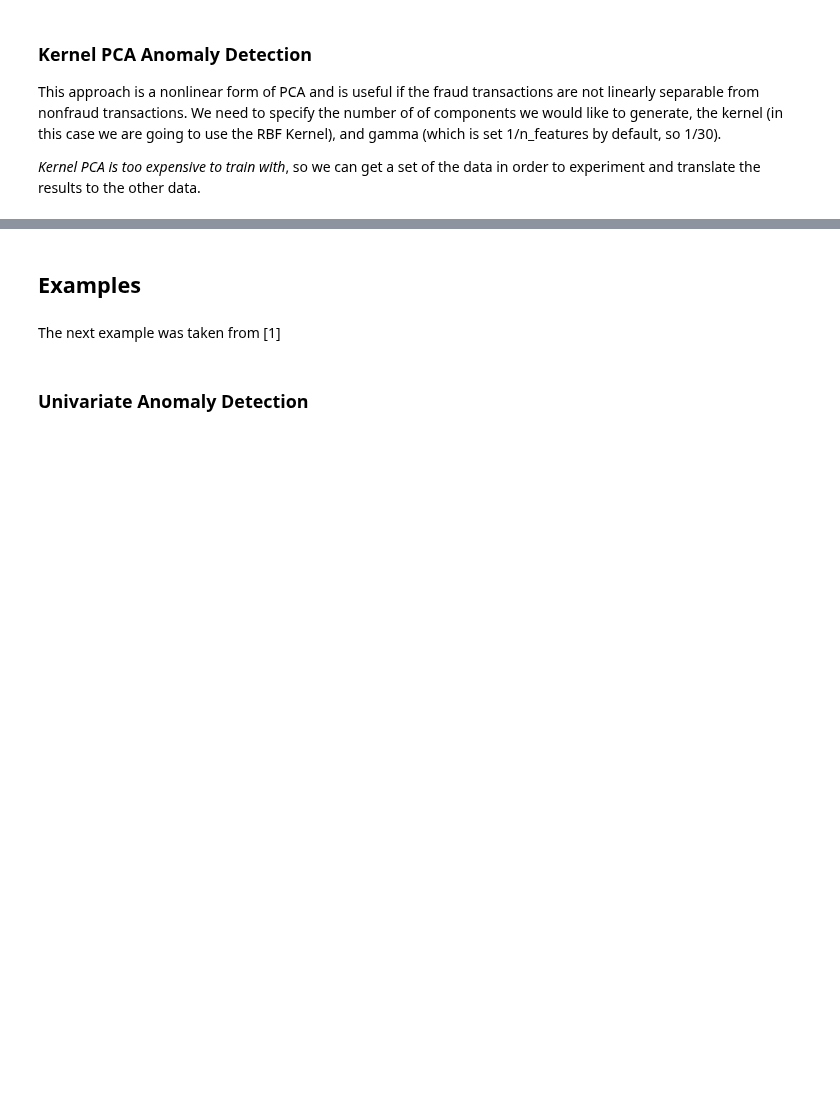
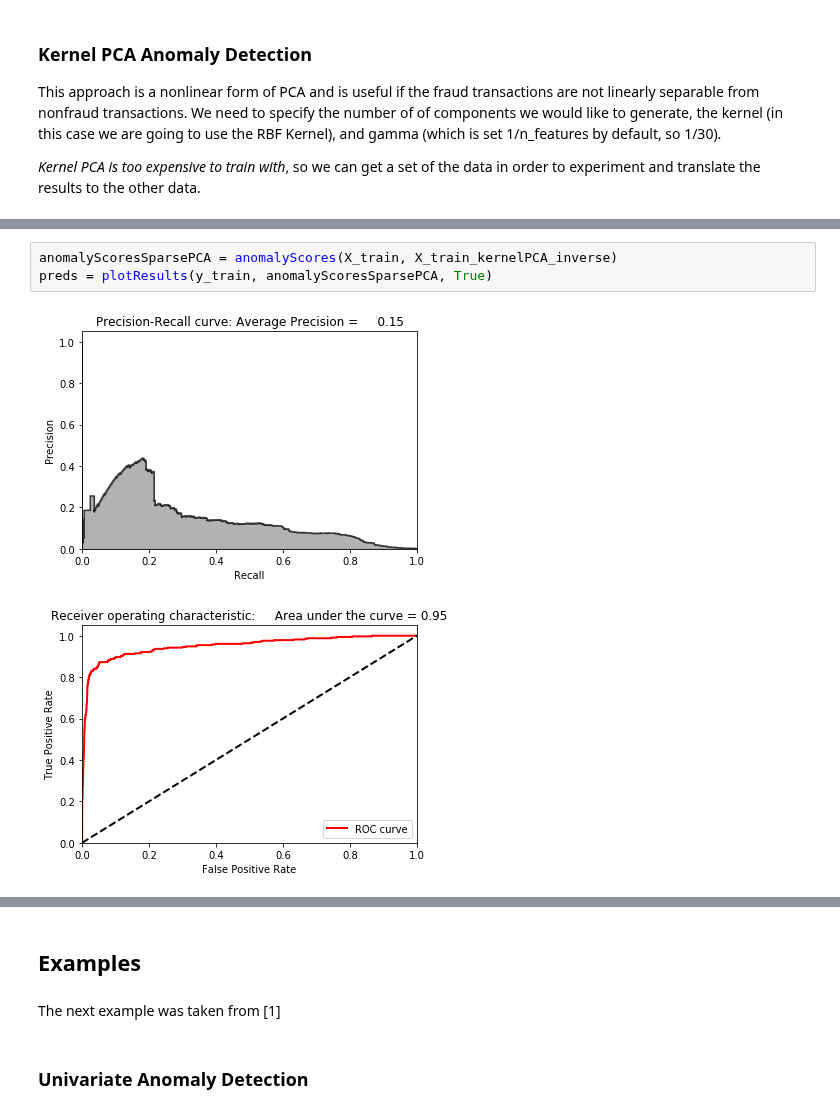
Before and after one commit to vinalyan/Data-Science, a Jupyter notebook: Machine_learning/Unsupervised Learning/Anomaly Detection.ipynb, the cells around one changed output, grey strips where cells are left out. Saved outputs shown, nothing was run; the diff lists cells and outputs as text; blank space fills up the shorter version.

```diff
--- a/Machine_learning/Unsupervised Learning/Anomaly Detection.ipynb
+++ b/Machine_learning/Unsupervised Learning/Anomaly Detection.ipynb
@@ -326,0 +346,6 @@ page 107
+# %%
+anomalyScoresSparsePCA = anomalyScores(X_train, X_train_kernelPCA_inverse)
+preds = plotResults(y_train, anomalyScoresSparsePCA, True)
+# %% [output]
+[figure, added]
+[figure, added]
```
Also changed, not shown: parts of 15 cells of this notebook.
